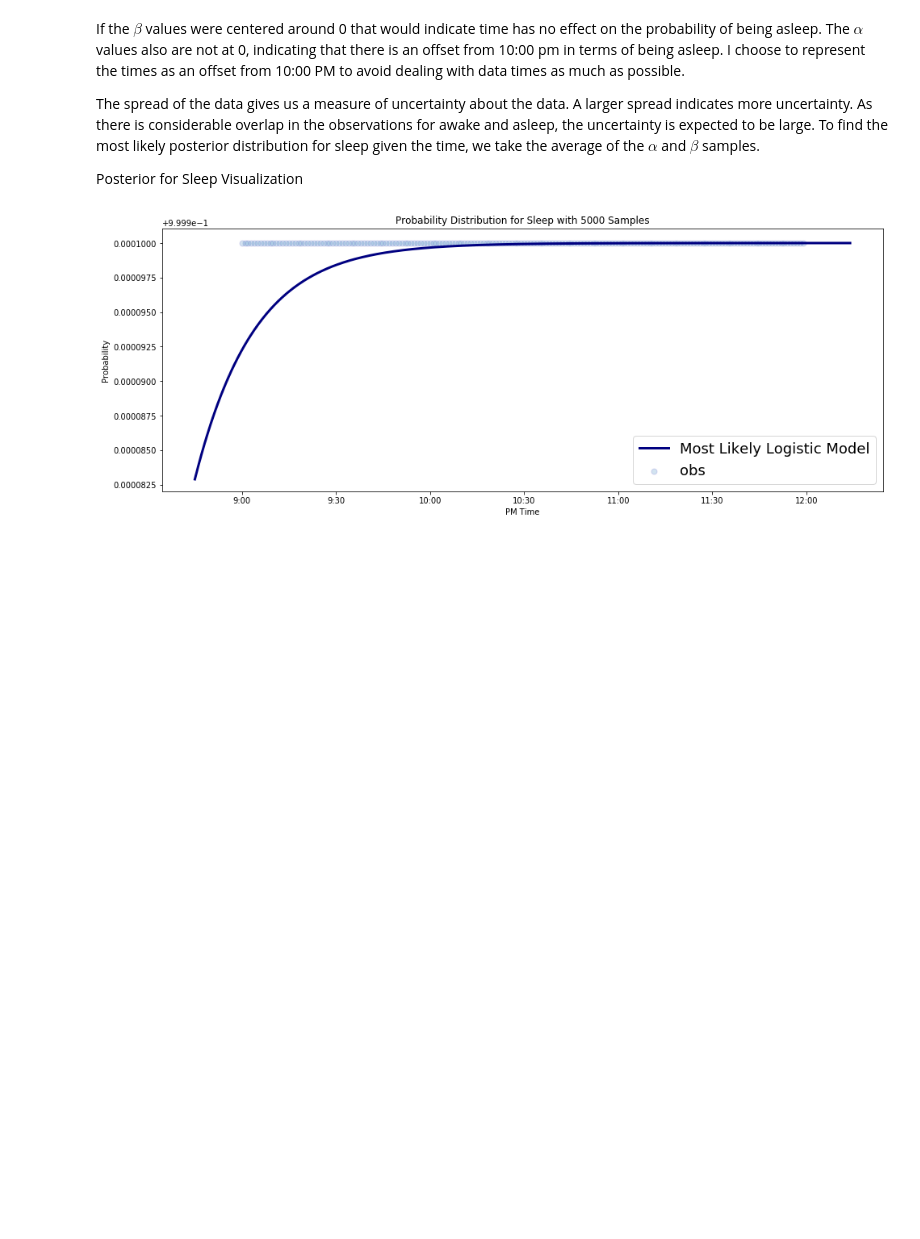
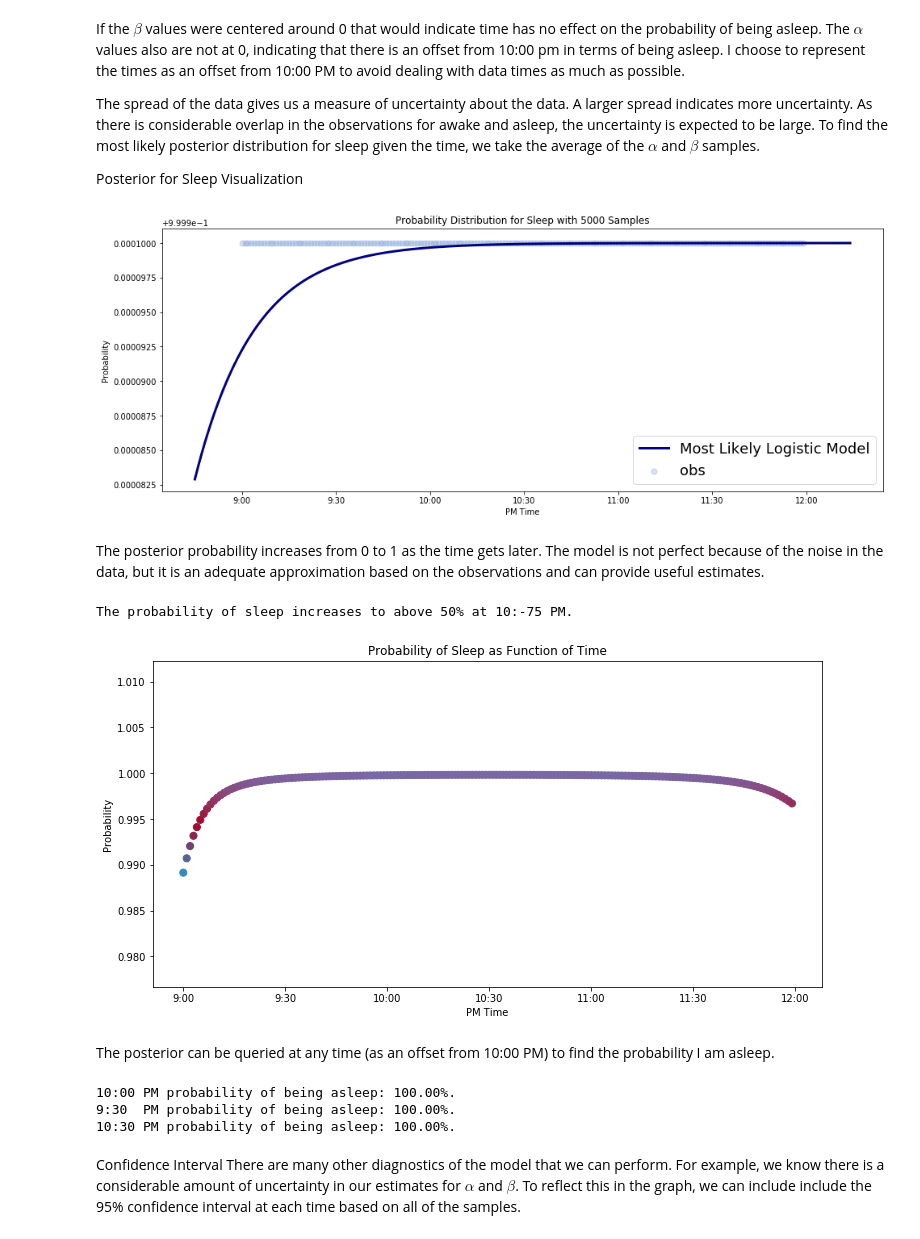
Before and after one commit to mohitroy2502/Bayseian-Wake-Sleep-Data-Exp, a Jupyter notebook: Wake and Sleep Data Exploration.ipynb, the cells around one changed output. Saved outputs shown, nothing was run; the diff lists cells and outputs as text; code cells hidden in the pictures; blank space fills up the shorter version.

```diff
--- a/Wake and Sleep Data Exploration.ipynb
+++ b/Wake and Sleep Data Exploration.ipynb
@@ -384,3 +384,41 @@ plt.xlabel('PM Time');
 plt.xticks([-60, -30, 0, 30, 60, 90, 120], sleep_labels);
 # %% [output]
 [figure]
+# %% [markdown]
+
+The posterior probability increases from 0 to 1 as the time gets later. The model is not perfect because of the noise in the data, but it is an adequate approximation based on the observations and can provide useful estimates.
+# %%
+print('The probability of sleep increases to above 50% at 10:{} PM.'.format(int(time_est[np.where(sleep_est > 0.5)[0][0]][0])))
+# %% [output]
+The probability of sleep increases to above 50% at 10:-75 PM.
+# %%
+colors = ["#348ABD", "#A60628", "#7A68A6"]
+cmap = matplotlib.colors.LinearSegmentedColormap.from_list("BMH", colors)
+figsize(12, 6)
+probs = sleep_trace['p']
+
+plt.scatter(time, probs.mean(axis=0), cmap = cmap,
+            c = probs.mean(axis=0), s = 50);
+plt.title('Probability of Sleep as Function of Time')
+plt.xlabel('PM Time');
+plt.ylabel('Probability');
+plt.xticks([-60, -30, 0, 30, 60, 90, 120], sleep_labels);
+# %% [output]
+[figure, added]
+# %% [markdown]
+The posterior can be queried at any time (as an offset from 10:00 PM) to find the probability I am asleep.
+# %%
+print('10:00 PM probability of being asleep: {:.2f}%.'.
+      format(100 * logistic(0, beta_est, alpha_est)))
+print('9:30  PM probability of being asleep: {:.2f}%.'.
+      format(100 * logistic(-30, beta_est, alpha_est)))
+print('10:30 PM probability of being asleep: {:.2f}%.'.
+      format(100 * logistic(30, beta_est, alpha_est)))
+# %% [output]
+10:00 PM probability of being asleep: 100.00%.
+9:30  PM probability of being asleep: 100.00%.
+10:30 PM probability of being asleep: 100.00%.
+# %% [markdown]
+
+Confidence Interval
+There are many other diagnostics of the model that we can perform. For example, we know there is a considerable amount of uncertainty in our estimates for $\alpha$ and $\beta$. To reflect this in the graph, we can include include the 95% confidence interval at each time based on all of the samples.
```
Also changed, not shown: parts of 36 cells of this notebook.
